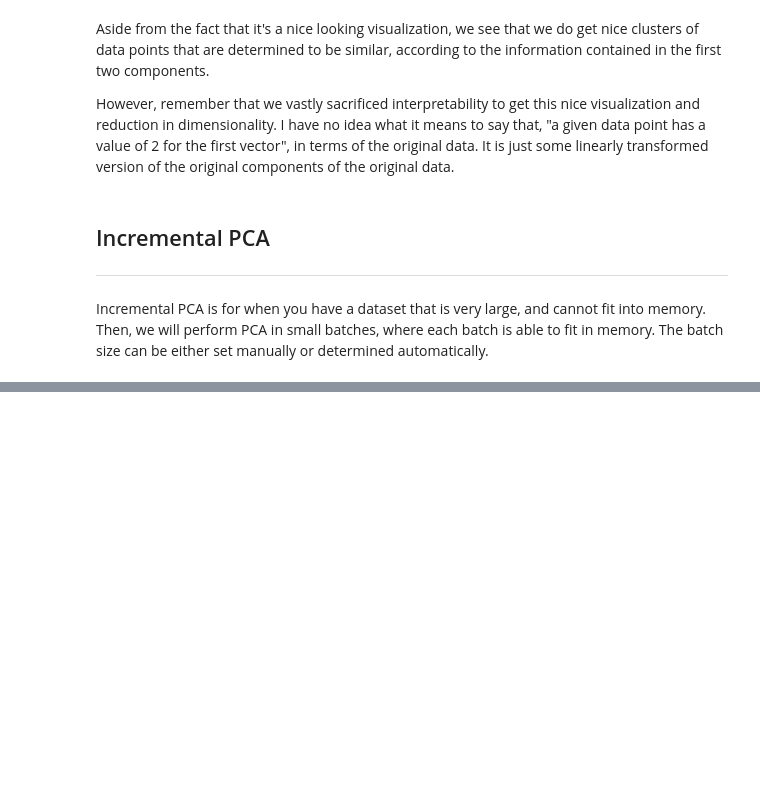
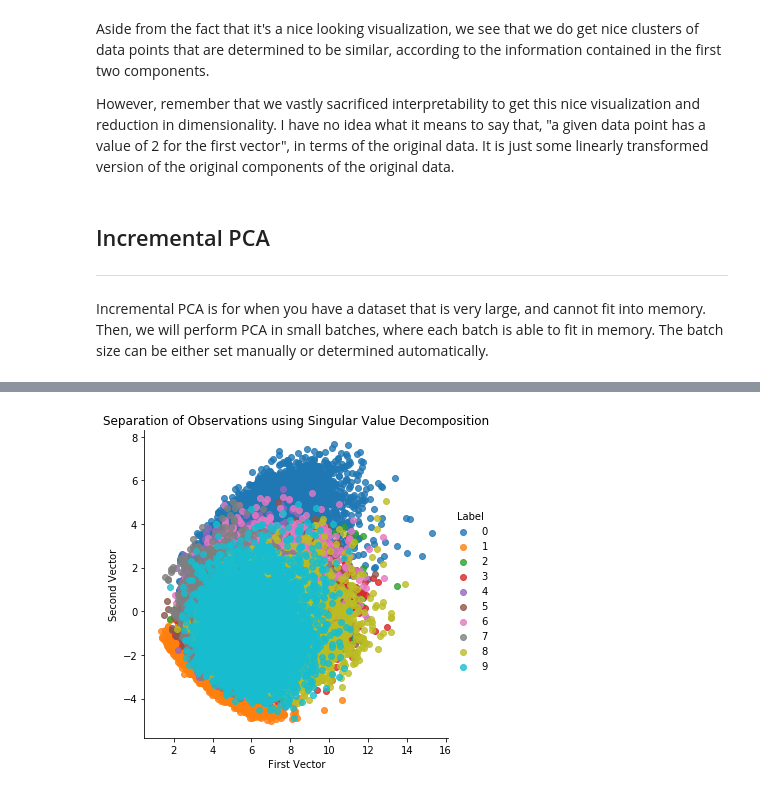
Before and after one commit to andrewhong5297/Unsupervised_Learning, a Jupyter notebook: A Tour of Dimensionality Reduction in Scikit-Learn.ipynb, the cells around one changed output, grey strips where cells are left out. Saved outputs shown, nothing was run; the diff lists cells and outputs as text; code cells hidden in the pictures; blank space fills up the shorter version.

```diff
--- a/A Tour of Dimensionality Reduction in Scikit-Learn.ipynb
+++ b/A Tour of Dimensionality Reduction in Scikit-Learn.ipynb
@@ -193,0 +196,16 @@ The PCA algorithm works by determining the eigenvectors for the matrix consistin
+# %%
+from sklearn.decomposition import TruncatedSVD
+
+n_components = 200
+algorithm = 'randomized'
+n_iter = 5
+random_state = 42
+
+svd = TruncatedSVD( n_components=n_components, algorithm=algorithm, n_iter=n_iter, random_state=random_state )
+
+X_train_svd = pd.DataFrame(data=svd.fit_transform(X_train), index=train_index)
+X_validation_svd = pd.DataFrame(data=svd.transform(X_validation), index=validation_index)
+
+scatterPlot( X_train_svd, y_train, "Singular Value Decomposition" )
+# %% [output]
+[figure, added]
```
Also changed, not shown: parts of 13 cells of this notebook.
